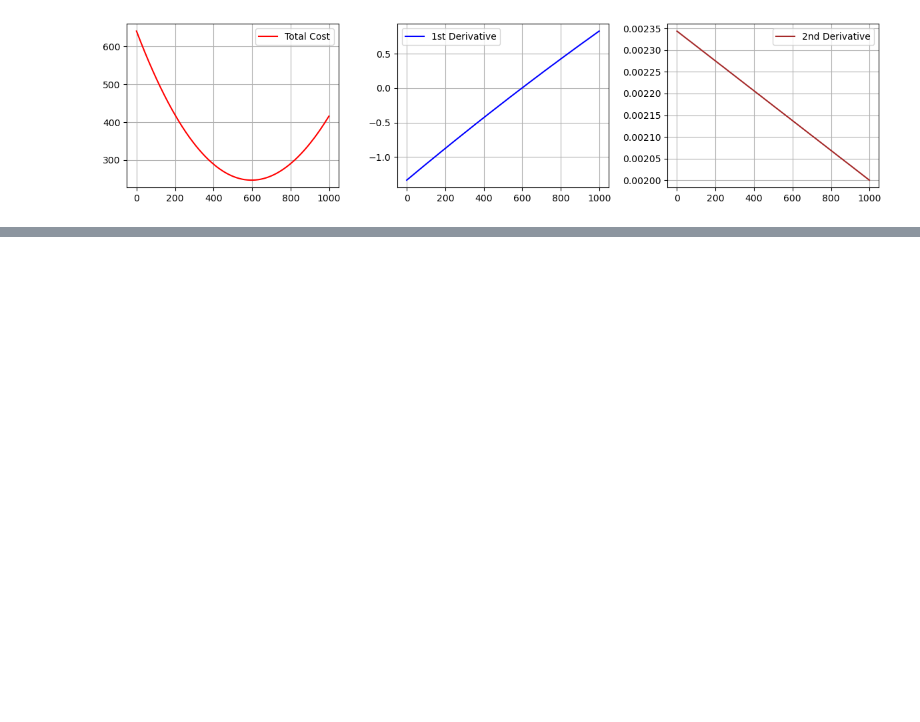
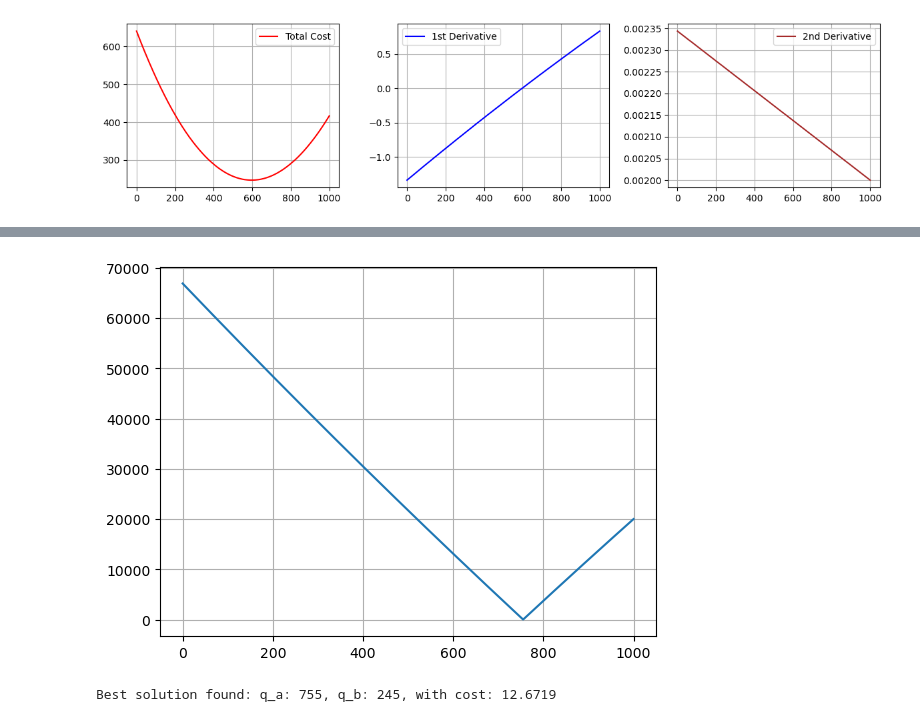
Before and after one commit to aonurakman/RL-Based-Mobility-Optimization, a Jupyter notebook: Analytical Solutions.ipynb, the cells around one changed output, grey strips where cells are left out. Saved outputs shown, nothing was run; the diff lists cells and outputs as text; code cells hidden in the pictures; blank space fills up the shorter version.

```diff
--- a/Analytical Solutions.ipynb
+++ b/Analytical Solutions.ipynb
@@ -144,0 +219,20 @@ round(newton_raphson(250, 1e-6, 1000))
+# %%
+UE_formulation = lambda x: (11/1600)*pow(x,2)+(-375/4)*x+66875
+# %%
+plt.plot(q_range, [abs(UE_formulation(x)) for x in q_range])
+plt.grid(True)
+# %% [output]
+[figure, added]
+# %%
+min_diff = float('inf')
+min_q = None
+
+for q_a in q_range:
+    ue = UE_formulation(q_a)
+    if abs(ue) <= min_diff:
+        min_diff = abs(ue)
+        min_q = q_a
+
+print("Best solution found: q_a: %d, q_b: %d, with cost: %.4f" % (min_q, Q-min_q, min_diff))
+# %% [output]
+Best solution found: q_a: 755, q_b: 245, with cost: 12.6719
```
Also changed, not shown: parts of 24 cells of this notebook.
